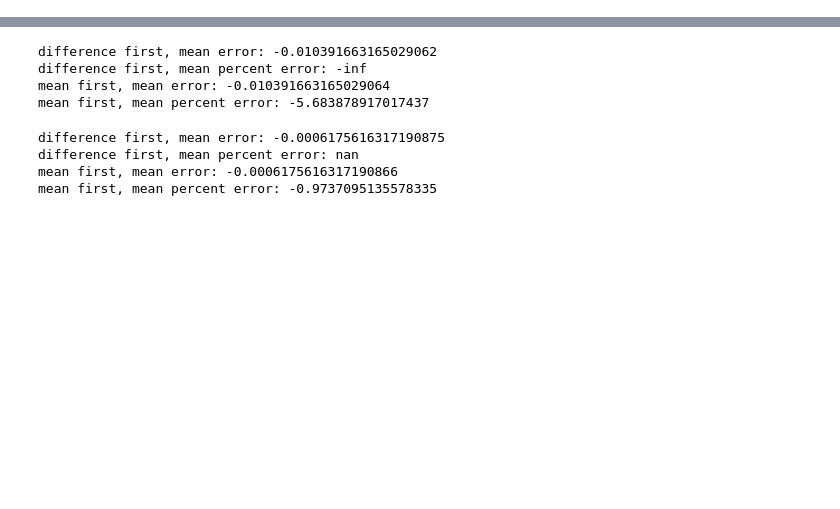
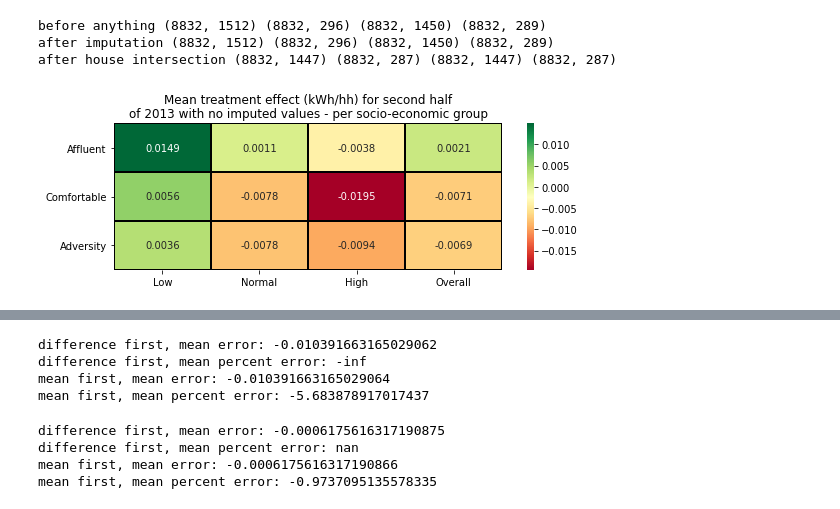
Before and after one commit to sabanejad/demand-response, a Jupyter notebook: code/multi_linreg.ipynb, the cells around one changed output, grey strips where cells are left out. Saved outputs shown, nothing was run; the diff lists cells and outputs as text; code cells hidden in the pictures; blank space fills up the shorter version.

```diff
--- a/code/multi_linreg.ipynb
+++ b/code/multi_linreg.ipynb
@@ -41,0 +137,9 @@ slice_2013_t = total_usage_2013.loc[(total_usage_2013['date_time'].dt.normalize(
+# %%
+a1_imputed_ad, b1_imputed_ad, a2_imputed_ad, b2_imputed_ad = get_matrices_imputed(slice_2012_t_ad,
+                                                                                  slice_2012_c_ad,
+                                                                                  slice_2013_t_ad,
+                                                                                  slice_2013_c_ad)
+# %% [output]
+before anything (8832, 1512) (8832, 296) (8832, 1450) (8832, 289)
+after imputation (8832, 1512) (8832, 296) (8832, 1450) (8832, 289)
+after house intersection (8832, 1447) (8832, 287) (8832, 1447) (8832, 287)
@@ -41,0 +148,3 @@ slice_2013_t = total_usage_2013.loc[(total_usage_2013['date_time'].dt.normalize(
+# %%
+ME_consumption = pd.DataFrame([], index=['Affluent', 'Comfortable', 'Adversity'], columns=['Low', 'Normal', 'High', 'Overall'])
+MPE_consumption = pd.DataFrame([], index=['Affluent', 'Comfortable', 'Adversity'], columns=['Low', 'Normal', 'High', 'Overall'])
@@ -41,0 +194,13 @@ slice_2013_t = total_usage_2013.loc[(total_usage_2013['date_time'].dt.normalize(
+# %%
+ME_consumption = ME_consumption.astype(float)
+MPE_consumption = MPE_consumption.astype(float)
+# %%
+fig, ax = plt.subplots(figsize=(8, 3))
+sns.heatmap(ME_consumption, annot=True, fmt='.4f', linewidths=1, linecolor='black', cmap='RdYlGn', ax=ax)
+ax.set_title(r'Mean treatment effect (kWh/hh) for second half'
+             '\n'
+             r'of 2013 with no imputed values - per socio-economic group')
+plt.tight_layout()
+plt.savefig('../figs/ME_dropped_consumption_socio.png')
+# %% [output]
+[figure, added]
```
Also changed, not shown: parts of 30 cells of this notebook, 32 other files.
